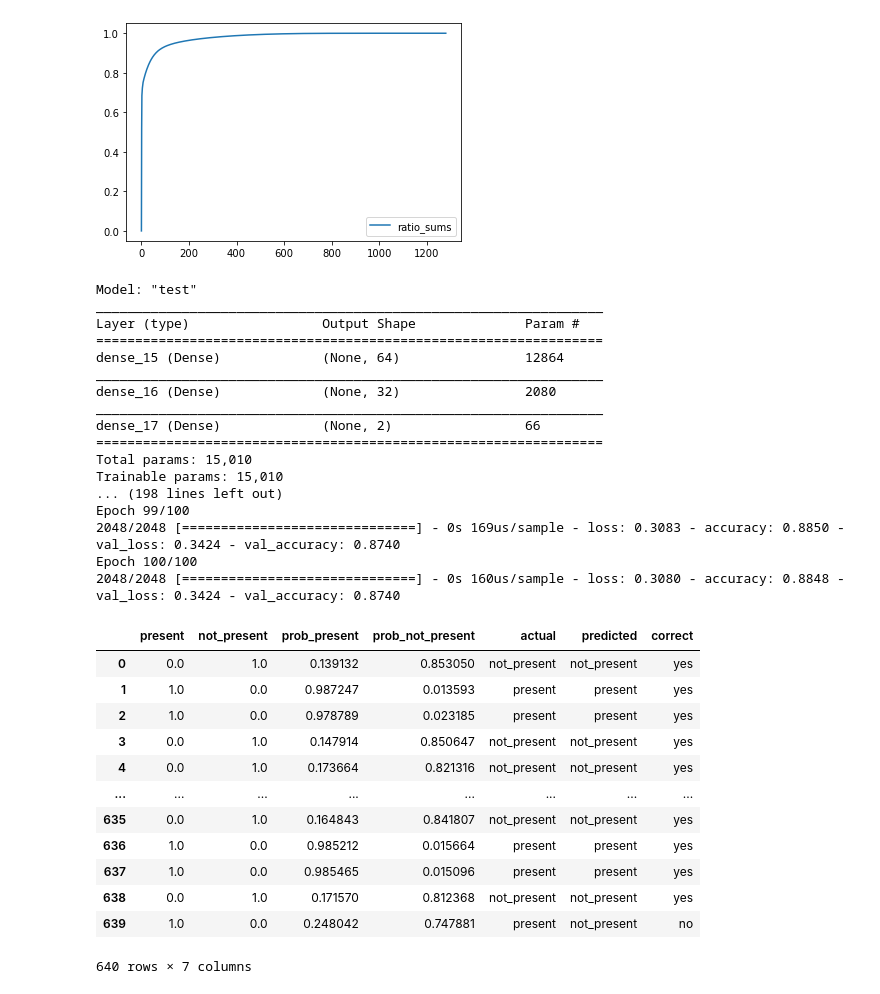
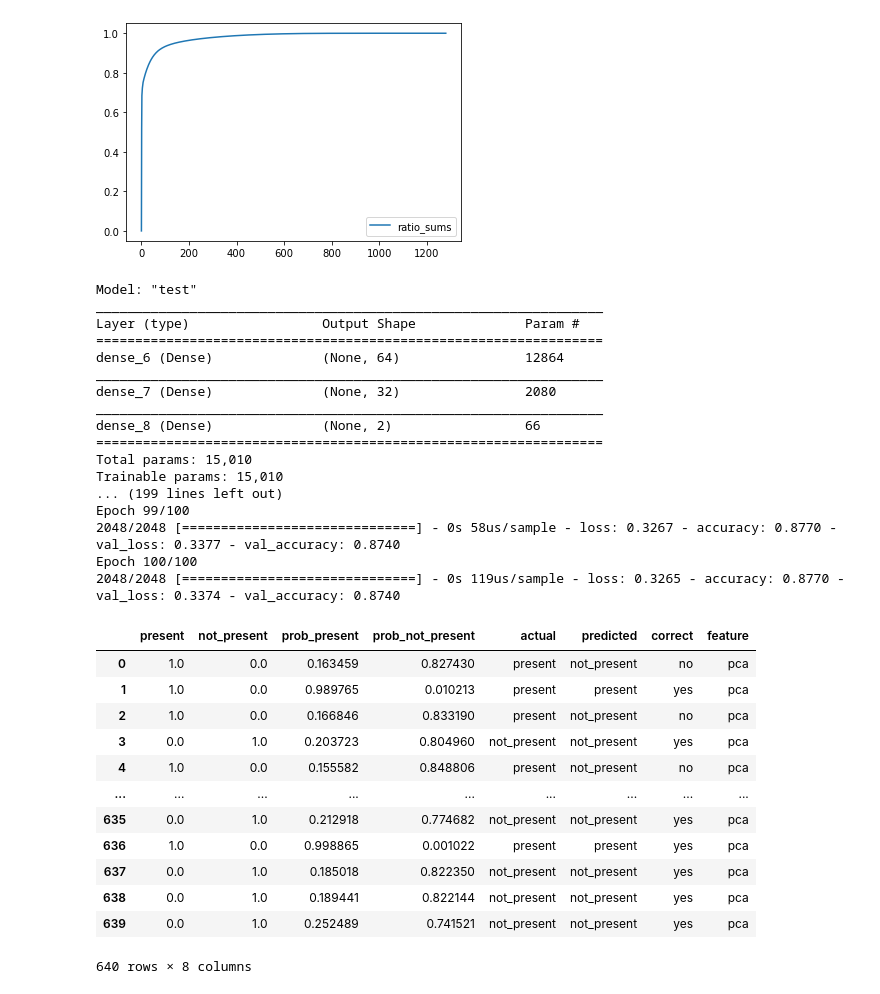
Before and after one commit to jeason15/ERAU-REU-2020, a Jupyter notebook: exploratory-analysis.ipynb, the cells around one changed output. Cells and saved outputs as stored; diff of their text form; code cells hidden in the pictures.

```diff
--- a/exploratory-analysis.ipynb
+++ b/exploratory-analysis.ipynb
@@ -244,65 +534,66 @@ x = pca.transform(x)
 
 x_train, x_test, y_train, y_test = train_test_split(x, y, test_size=0.2)
 
-model = keras.Sequential(name='test')
-model.add(Dense(64, activation='relu', input_shape=(200,)))
-model.add(Dense(32, activation='relu'))
-model.add(Dense(2, activation='sigmoid'))
+model_pca = keras.Sequential(name='test')
+model_pca.add(Dense(64, activation='relu', input_shape=(200,)))
+model_pca.add(Dense(32, activation='relu'))
+model_pca.add(Dense(2, activation='sigmoid'))
 
-model.compile(optimizer='sgd', loss='binary_crossentropy', metrics=['accuracy'])
-model.build(input_shape=(200,))
-model.summary()
+model_pca.compile(optimizer='sgd', loss='binary_crossentropy', metrics=['accuracy'])
+model_pca.build(input_shape=(200,))
+model_pca.summary()
 
-fit1 = model.fit(x = x_train,
+fit_pca = model_pca.fit(x = x_train,
         y = y_train,
         epochs = 100,
         batch_size = 32,
         validation_split = .2,
         verbose=True)
 
-prediction = model.predict(x_test)
+prediction = model_pca.predict(x_test)
 prediction_df = pd.DataFrame(prediction, columns=['prob_present','prob_not_present'])
 
 y_test = pd.DataFrame(y_test,columns=['present','not_present'])
 
 y_pred = y_test >> bind_cols(prediction_df)
 
 y_pred >>= mutate(actual = case_when([y_pred.present == 1, 'present'],
 [y_pred.not_present == 1, 'not_present']),
 predicted = case_when([y_pred.prob_present > y_pred.prob_not_present, 'present'],
 [y_pred.prob_present < y_pred.prob_not_present, 'not_present']))
 
 y_pred >>= mutate(correct = case_when([y_pred.actual == y_pred.predicted, 'yes'],
-[y_pred.actual != y_pred.predicted, 'no']))
+[y_pred.actual != y_pred.predicted, 'no']),
+feature = 'pca')
 y_pred
 # %% [output]
 Model: "test"
 _________________________________________________________________
 Layer (type)                 Output Shape              Param #
 =================================================================
-dense_15 (Dense)             (None, 64)                12864
+dense_6 (Dense)              (None, 64)                12864
 _________________________________________________________________
-dense_16 (Dense)             (None, 32)                2080
+dense_7 (Dense)              (None, 32)                2080
 _________________________________________________________________
-dense_17 (Dense)             (None, 2)                 66
+dense_8 (Dense)              (None, 2)                 66
 =================================================================
 Total params: 15,010
 Trainable params: 15,010
-... (198 lines left out)
+... (199 lines left out)
 Epoch 99/100
-2048/2048 [==============================] - 0s 169us/sample - loss: 0.3083 - accuracy: 0.8850 - val_loss: 0.3424 - val_accuracy: 0.8740
+2048/2048 [==============================] - 0s 58us/sample - loss: 0.3267 - accuracy: 0.8770 - val_loss: 0.3377 - val_accuracy: 0.8740
 Epoch 100/100
-2048/2048 [==============================] - 0s 160us/sample - loss: 0.3080 - accuracy: 0.8848 - val_loss: 0.3424 - val_accuracy: 0.8740
+2048/2048 [==============================] - 0s 119us/sample - loss: 0.3265 - accuracy: 0.8770 - val_loss: 0.3374 - val_accuracy: 0.8740
-|  | present | not_present | prob_present | prob_not_present | actual | predicted | correct |
-| 0 | 0.0 | 1.0 | 0.139132 | 0.853050 | not_present | not_present | yes |
-| 1 | 1.0 | 0.0 | 0.987247 | 0.013593 | present | present | yes |
-| 2 | 1.0 | 0.0 | 0.978789 | 0.023185 | present | present | yes |
-| 3 | 0.0 | 1.0 | 0.147914 | 0.850647 | not_present | not_present | yes |
-| 4 | 0.0 | 1.0 | 0.173664 | 0.821316 | not_present | not_present | yes |
-| ... | ... | ... | ... | ... | ... | ... | ... |
-| 635 | 0.0 | 1.0 | 0.164843 | 0.841807 | not_present | not_present | yes |
-| 636 | 1.0 | 0.0 | 0.985212 | 0.015664 | present | present | yes |
-| 637 | 1.0 | 0.0 | 0.985465 | 0.015096 | present | present | yes |
-| 638 | 0.0 | 1.0 | 0.171570 | 0.812368 | not_present | not_present | yes |
-| 639 | 1.0 | 0.0 | 0.248042 | 0.747881 | present | not_present | no |
+|  | present | not_present | prob_present | prob_not_present | actual | predicted | correct | feature |
+| 0 | 1.0 | 0.0 | 0.163459 | 0.827430 | present | not_present | no | pca |
+| 1 | 1.0 | 0.0 | 0.989765 | 0.010213 | present | present | yes | pca |
+| 2 | 1.0 | 0.0 | 0.166846 | 0.833190 | present | not_present | no | pca |
+| 3 | 0.0 | 1.0 | 0.203723 | 0.804960 | not_present | not_present | yes | pca |
+| 4 | 1.0 | 0.0 | 0.155582 | 0.848806 | present | not_present | no | pca |
+| ... | ... | ... | ... | ... | ... | ... | ... | ... |
+| 635 | 0.0 | 1.0 | 0.212918 | 0.774682 | not_present | not_present | yes | pca |
+| 636 | 1.0 | 0.0 | 0.998865 | 0.001022 | present | present | yes | pca |
+| 637 | 0.0 | 1.0 | 0.185018 | 0.822350 | not_present | not_present | yes | pca |
+| 638 | 0.0 | 1.0 | 0.189441 | 0.822144 | not_present | not_present | yes | pca |
+| 639 | 0.0 | 1.0 | 0.252489 | 0.741521 | not_present | not_present | yes | pca |
-640 rows × 7 columns
+640 rows × 8 columns
```
Also changed, not shown: parts of 10 cells of this notebook.
